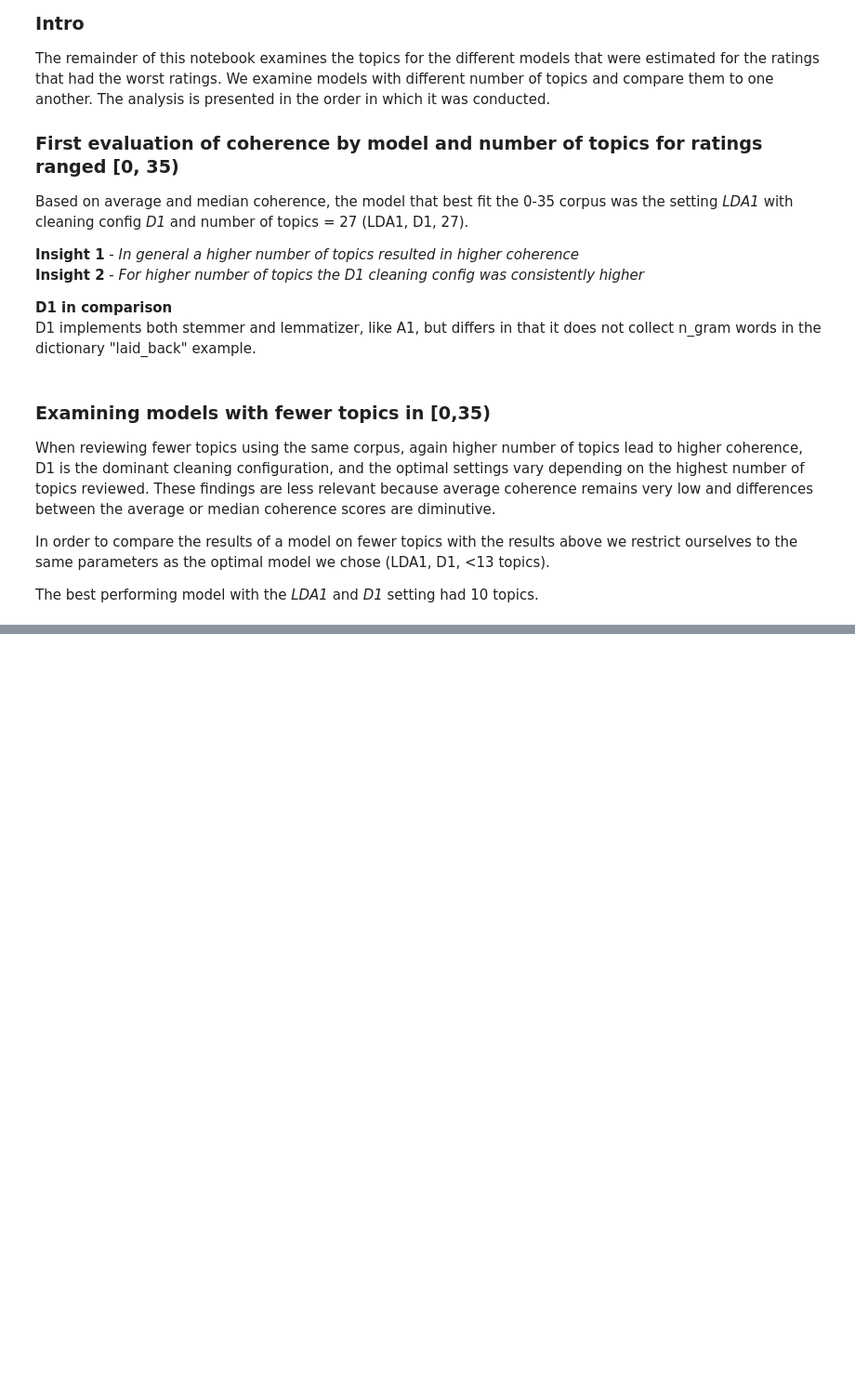
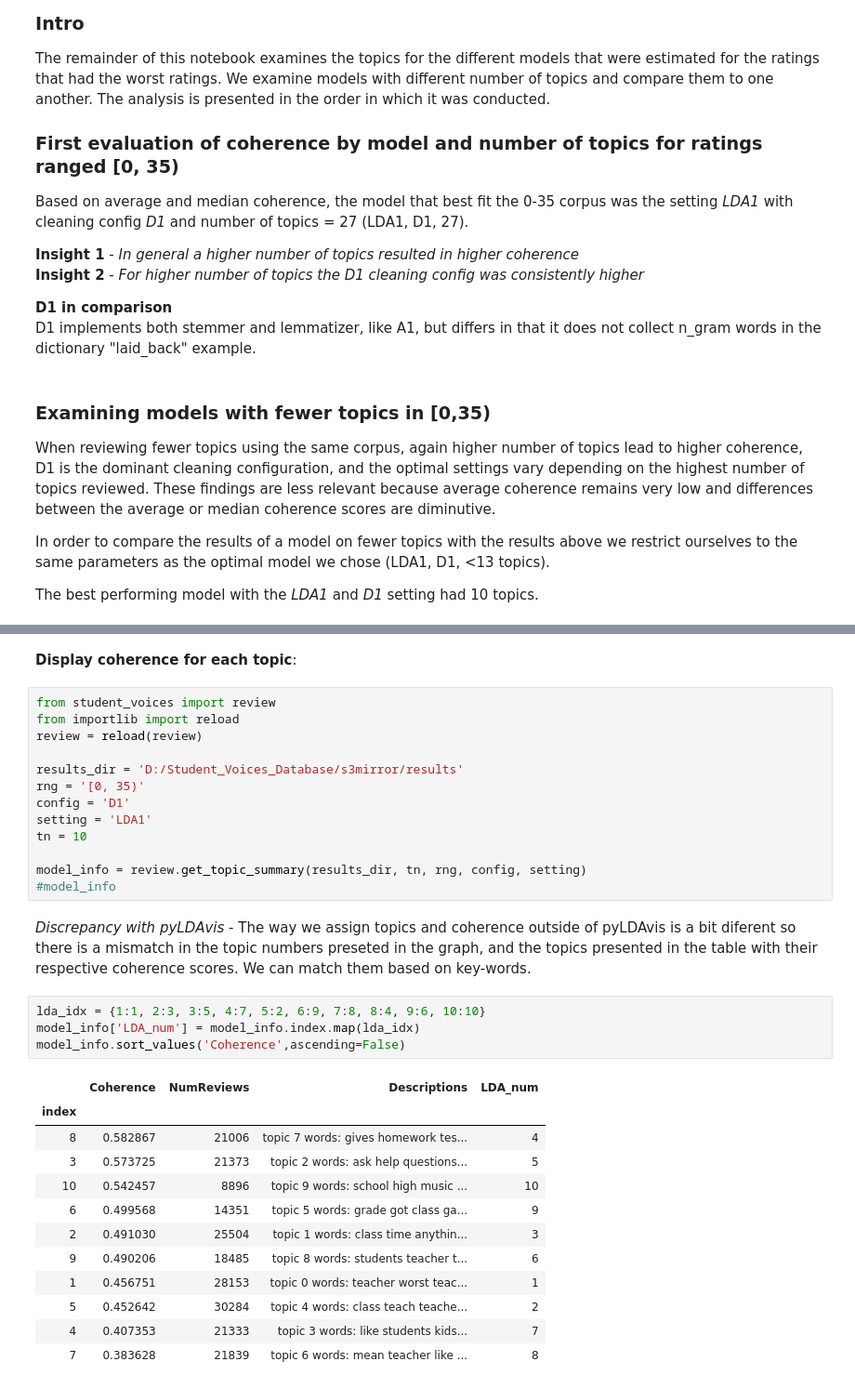
Before and after one commit to losDaniel/Student-Voices, a Jupyter notebook: notebooks/(5A) low_review_score_summary.ipynb, the cells around one changed output, grey strips where cells are left out. Shown at 93% size. Saved outputs shown, nothing was run; the diff lists cells and outputs as text; blank space fills up the shorter version.

```diff
--- a/notebooks/(5A) low_review_score_summary.ipynb
+++ b/notebooks/(5A) low_review_score_summary.ipynb
@@ -85,0 +94,34 @@ The best performing model with the *LDA1* and *D1* setting had 10 topics.
+# %% [markdown]
+**Display coherence for each topic**:
+# %%
+from student_voices import review
+from importlib import reload
+review = reload(review)
+
+results_dir = 'D:/Student_Voices_Database/s3mirror/results'
+rng = '[0, 35)'
+config = 'D1'
+setting = 'LDA1'
+tn = 10
+
+model_info = review.get_topic_summary(results_dir, tn, rng, config, setting)
+#model_info
+# %% [markdown]
+*Discrepancy with pyLDAvis* - The way we assign topics and coherence outside of pyLDAvis is a bit diferent so there is a mismatch in the topic numbers preseted in the graph, and the topics presented in the table with their respective coherence scores. We can match them based on key-words.
+# %%
+lda_idx = {1:1, 2:3, 3:5, 4:7, 5:2, 6:9, 7:8, 8:4, 9:6, 10:10}
+model_info['LDA_num'] = model_info.index.map(lda_idx)
+model_info.sort_values('Coherence',ascending=False)
+# %% [output]
+|  | Coherence | NumReviews | Descriptions | LDA_num |
+| index |  |  |  |  |
+| 8 | 0.582867 | 21006 | topic 7 words: gives homework tes... | 4 |
+| 3 | 0.573725 | 21373 | topic 2 words: ask help questions... | 5 |
+| 10 | 0.542457 | 8896 | topic 9 words: school high music ... | 10 |
+| 6 | 0.499568 | 14351 | topic 5 words: grade got class ga... | 9 |
+| 2 | 0.491030 | 25504 | topic 1 words: class time anythin... | 3 |
+| 9 | 0.490206 | 18485 | topic 8 words: students teacher t... | 6 |
+| 1 | 0.456751 | 28153 | topic 0 words: teacher worst teac... | 1 |
+| 5 | 0.452642 | 30284 | topic 4 words: class teach teache... | 2 |
+| 4 | 0.407353 | 21333 | topic 3 words: like students kids... | 7 |
+| 7 | 0.383628 | 21839 | topic 6 words: mean teacher like ... | 8 |
```
Also changed, not shown: parts of 2 cells of this notebook, 12 other files.
